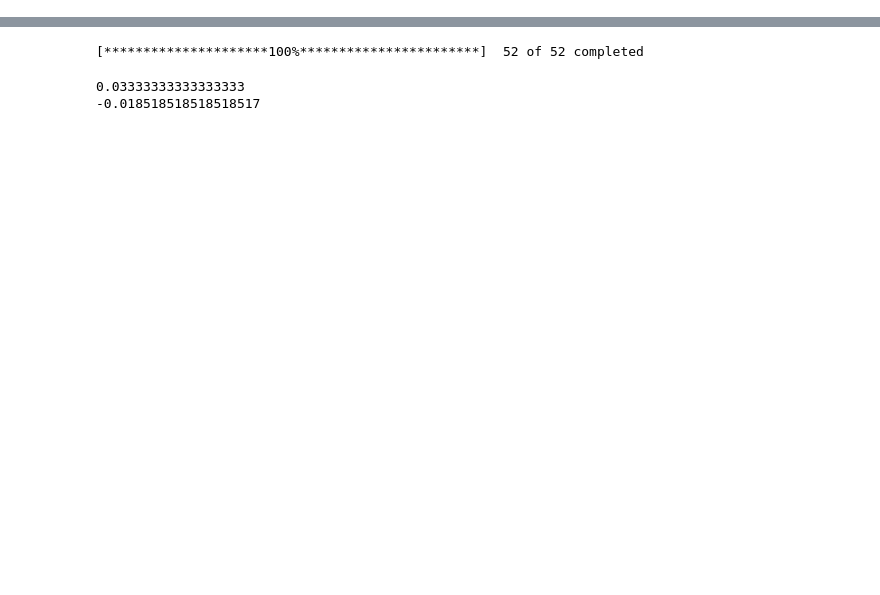
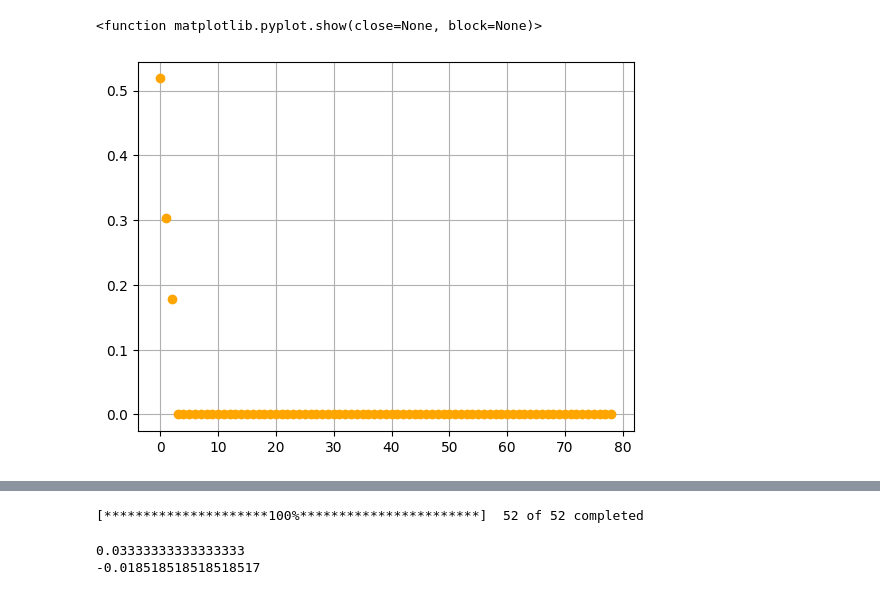
Before and after one commit to SalomoneCro/DMD-Implementation, a Jupyter notebook: DefinitivoAlgoritmo_DMD.ipynb, the cells around one changed output, grey strips where cells are left out. Cells and saved outputs as stored; diff of their text form; code cells hidden in the pictures; blank space fills up the shorter version.

```diff
--- a/DefinitivoAlgoritmo_DMD.ipynb
+++ b/DefinitivoAlgoritmo_DMD.ipynb
@@ -8,0 +44,10 @@ import csv
+# %%
+# SVD of input matrix
+U,Sig,Vh = svd(X, False)
+ax, fig = plt.subplots()
+plt.plot(Sig/np.sum(Sig), 'o', color='orange')
+plt.grid()
+plt.show
+# %% [output]
+<function matplotlib.pyplot.show(close=None, block=None)>
+[figure, added]
```
Also changed, not shown: parts of 26 cells of this notebook.
